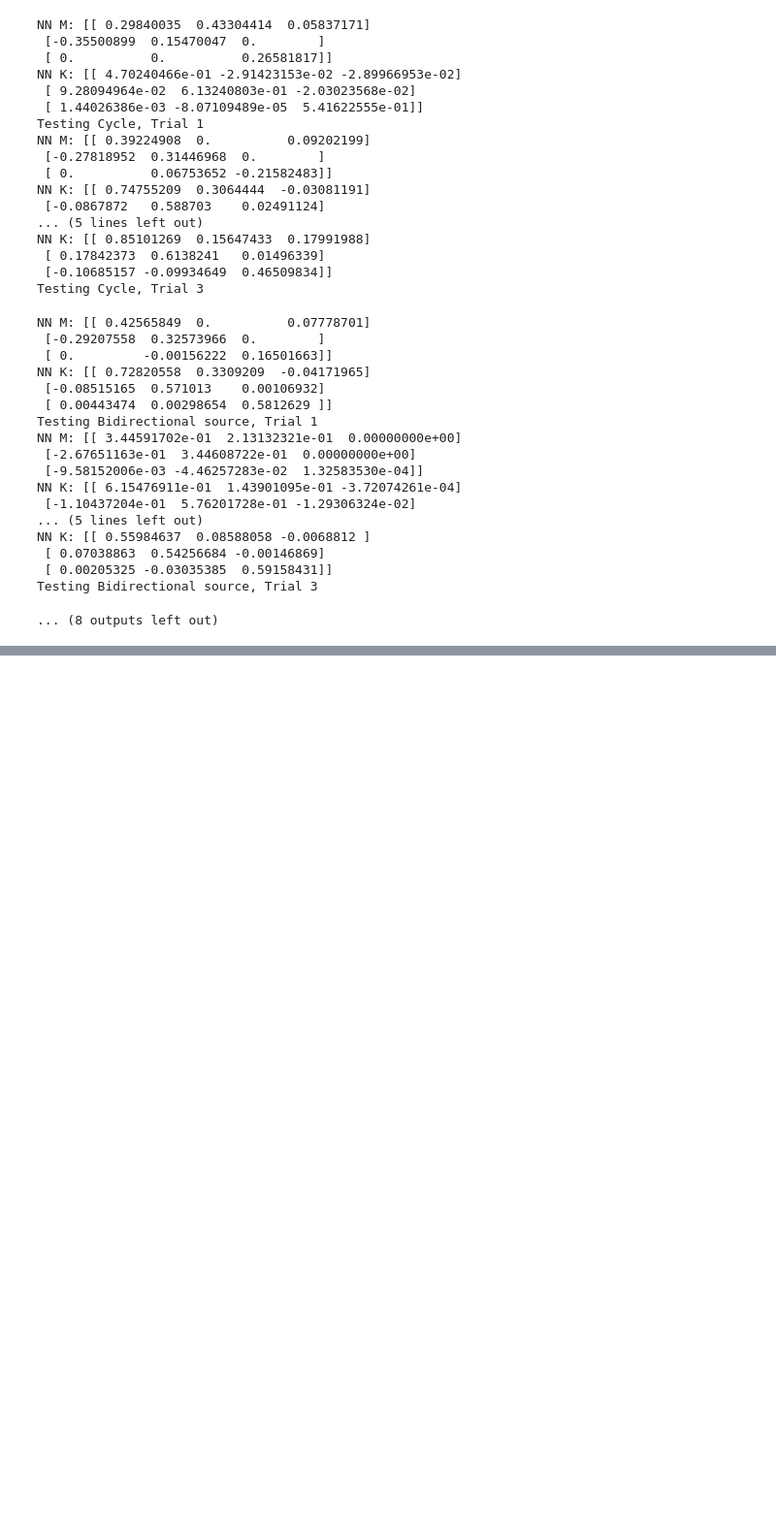
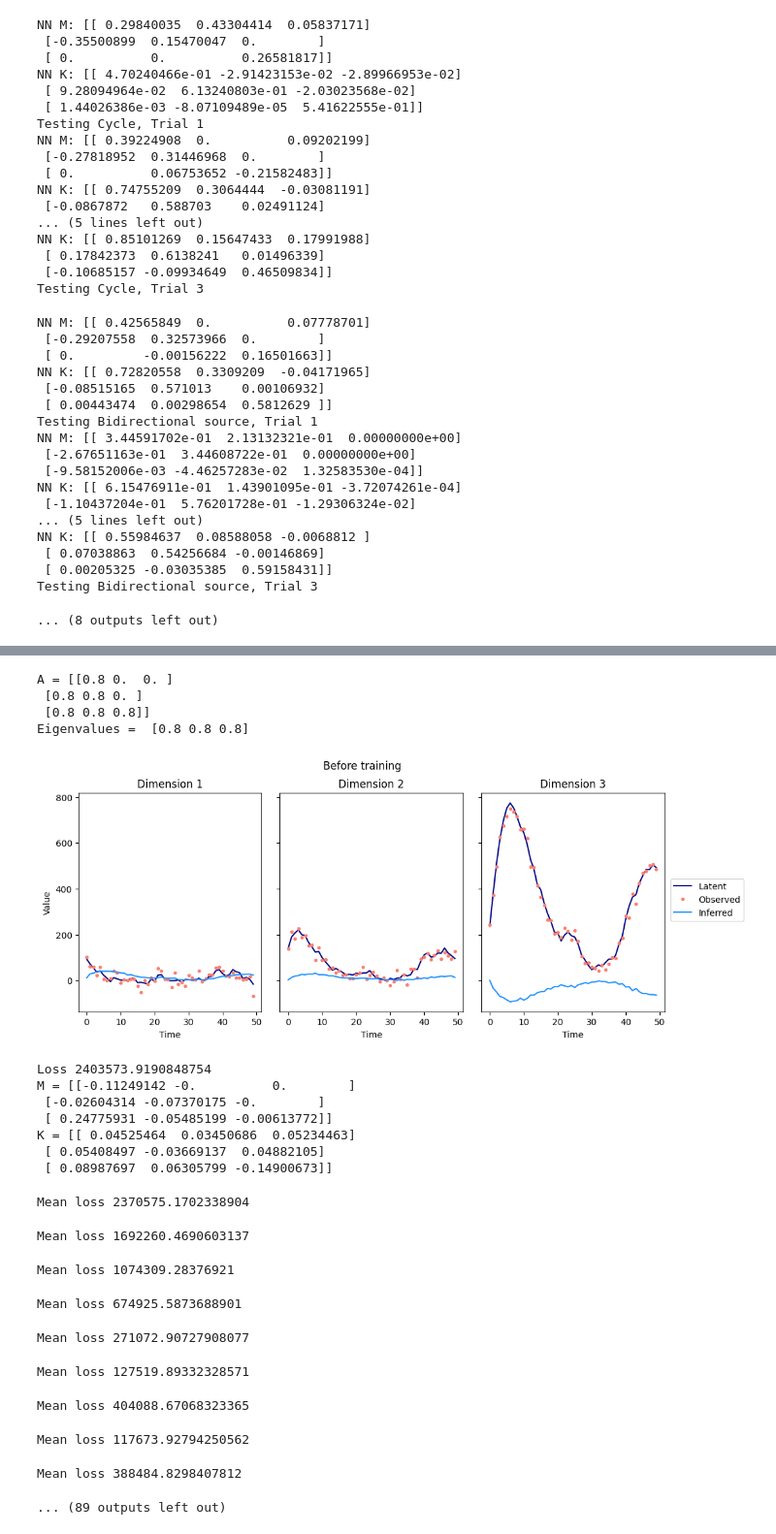
Before and after one commit to Kroiririoroirkk/cmu-project, a Jupyter notebook: LDS_exploration.ipynb, the cells around one changed output, grey strips where cells are left out. Shown at 97% size. Drawn from its saved outputs; the diff is of its cells as text; code cells hidden in the pictures; blank space fills up the shorter version.

Commit message:
Overhaul gradient descent code and allow the readout matrix W to be learned

```diff
--- a/LDS_exploration.ipynb
+++ b/LDS_exploration.ipynb
@@ -100,11 +100,14 @@ def test_M_landscape():
 # plt.show()
 # %%
 # What happens when we train the neural net on this task?
-def compare_nn_kalman(rng, proc, epsilons, batch_size=40):
+def compare_nn_kalman(rng, proc, epsilons, batch_size=40, mask=None):
+    if mask is None:
+        mask = np.full((proc.n, proc.n), 1)
+
     print('A =', proc.A)
     print('Eigenvalues = ', np.linalg.eig(proc.A).eigenvalues)
 
-    nn = NeuralNet(0.1*mk_rand_matrix(rng, proc.n), 0.1*mk_rand_matrix(rng, proc.n), np.eye(proc.n), proc.x0)
+    nn = NeuralNet(0.1*mk_rand_matrix(rng, proc.n), 0.1*mk_rand_matrix(rng, proc.n), np.eye(proc.n), proc.x0, mask=mask)
     ts, xs, ys = proc.simulate()
 
     _, xhats = nn.forward(ys)
@@ -114,8 +117,8 @@ def compare_nn_kalman(rng, proc, epsilons, batch_size=40):
     print('K =', nn.K)
 
     losses, _, _ = nn.train(epsilons, batch_size, proc)
-    plt.plot(losses)
-    plt.title('Loss over time')
+    plt.plot(np.log(losses))
+    plt.title('Log Loss over time')
     plt.xlabel('Batch')
     plt.ylabel('Mean loss')
     plt.show()
@@ -1883,0 +3258,27 @@ Mean loss 107795.45392852661
+# %%
+proc = mk_nd_proc(rng, 3,
+                  A=np.array([[0.8, 0, 0], [0.8, 0.8, 0], [0.8, 0.8, 0.8]]))
+compare_nn_kalman(rng, proc, np.concatenate((np.full(15, 1e-6), np.full(15, 5e-7), np.full(30, 1e-7), np.full(50, 8e-8))), mask=np.array([[1,0,0],[1,1,0],[1,1,1]]))
+# %% [output]
+A = [[0.8 0.  0. ]
+ [0.8 0.8 0. ]
+ [0.8 0.8 0.8]]
+Eigenvalues =  [0.8 0.8 0.8]
+[figure, added]
+Loss 2403573.9190848754
+M = [[-0.11249142 -0.          0.        ]
+ [-0.02604314 -0.07370175 -0.        ]
+ [ 0.24775931 -0.05485199 -0.00613772]]
+K = [[ 0.04525464  0.03450686  0.05234463]
+ [ 0.05408497 -0.03669137  0.04882105]
+ [ 0.08987697  0.06305799 -0.14900673]]
+Mean loss 2370575.1702338904
+Mean loss 1692260.4690603137
+Mean loss 1074309.28376921
+Mean loss 674925.5873688901
+Mean loss 271072.90727908077
+Mean loss 127519.89332328571
+Mean loss 404088.67068323365
+Mean loss 117673.92794250562
+Mean loss 388484.8298407812
+... (89 outputs left out)
```
Also changed, not shown: parts of 15 cells of this notebook, 2 other files.
